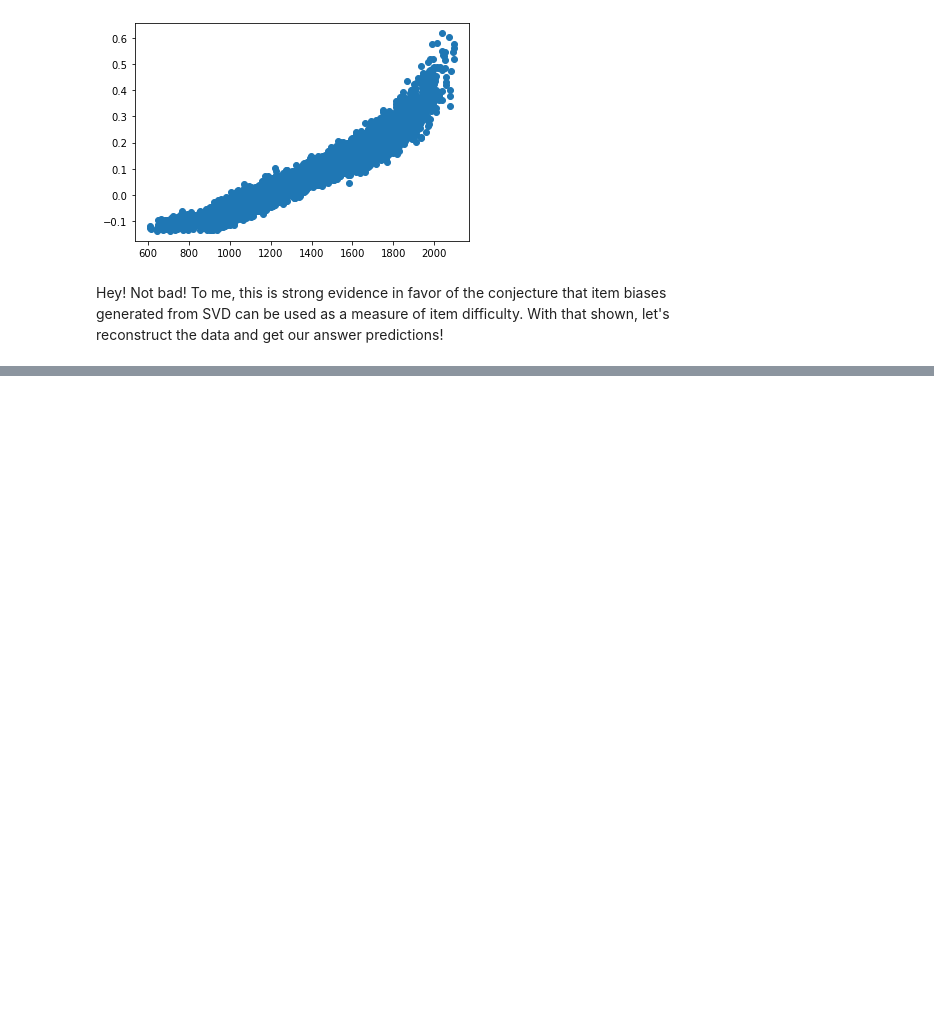
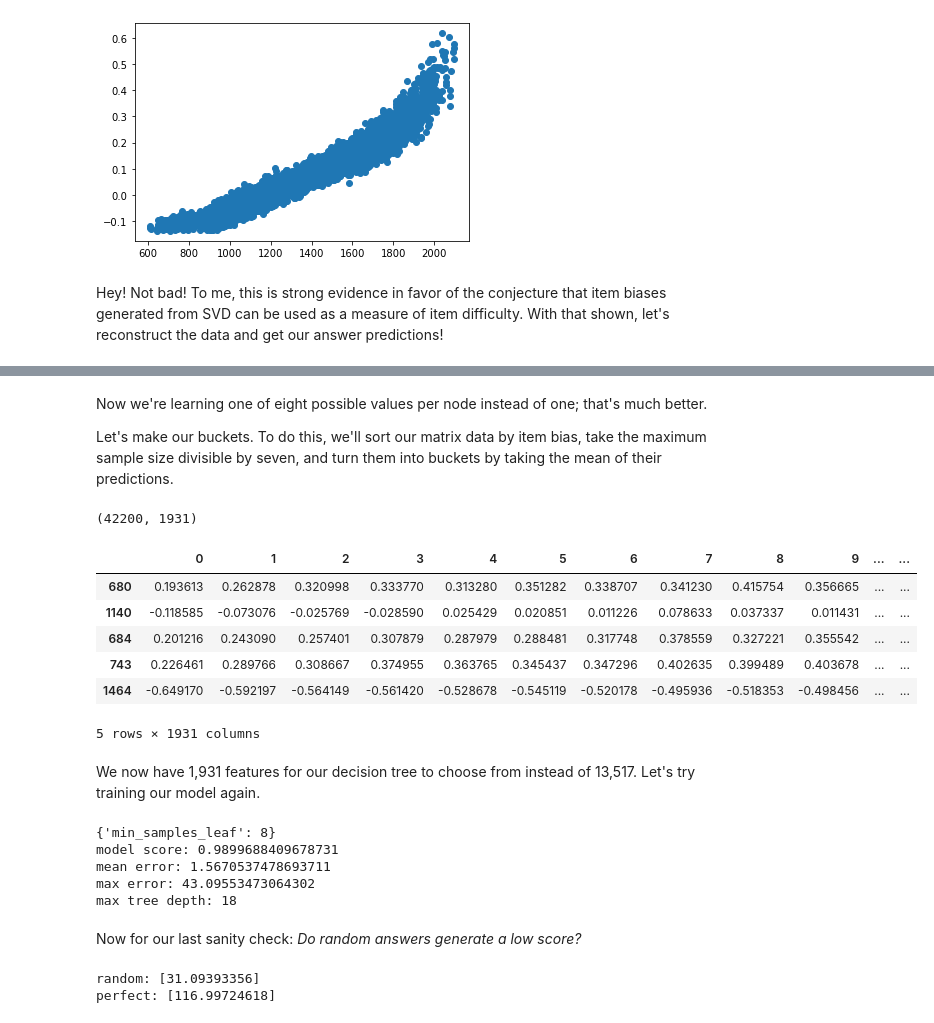
Before and after one commit to equinlan/english-test, a Jupyter notebook: Methodology.ipynb, the cells around one changed output, grey strips where cells are left out. Drawn from its saved outputs; the diff is of its cells as text; code cells hidden in the pictures; blank space fills up the shorter version.

```diff
--- a/Methodology.ipynb
+++ b/Methodology.ipynb
@@ -145,0 +344,7 @@ Anyway, let's construct it the right way now.
+# %%
+# Set bucket size
+bucket_size = 7
+
+# Calculate possible test inputs
+for i in range(0, bucket_size + 1):
+    print(f'{i} correct = {i / bucket_size}')
@@ -145,0 +360,53 @@ Anyway, let's construct it the right way now.
+# %% [markdown]
+Now we're learning one of eight possible values per node instead of one; that's much better.
+
+Let's make our buckets. To do this, we'll sort our matrix data by item bias, take the maximum sample size divisible by seven, and turn them into buckets by taking the mean of their predictions.
+# %%
+# Randomly choose which item ids to keep and sort by bias
+largest_sample_size = len(item_biases) - len(item_biases) % bucket_size
+kept_item_ids = item_biases.sample(largest_sample_size, random_state=random_state).sort_values().index
+
+# Split item ids into buckets
+buckets = np.split(kept_item_ids, int(len(kept_item_ids) / bucket_size))
+df_bucketed = pd.concat([df_md[bucket].mean(axis=1) for bucket in buckets], axis=1)
+print(df_bucketed.shape)
+df_bucketed.head()
+# %% [output]
+(42200, 1931)
+|  | 0 | 1 | 2 | 3 | 4 | 5 | 6 | 7 | 8 | 9 | ... | ... |
+| 680 | 0.193613 | 0.262878 | 0.320998 | 0.333770 | 0.313280 | 0.351282 | 0.338707 | 0.341230 | 0.415754 | 0.356665 | ... | ... |
+| 1140 | -0.118585 | -0.073076 | -0.025769 | -0.028590 | 0.025429 | 0.020851 | 0.011226 | 0.078633 | 0.037337 | 0.011431 | ... | ... |
+| 684 | 0.201216 | 0.243090 | 0.257401 | 0.307879 | 0.287979 | 0.288481 | 0.317748 | 0.378559 | 0.327221 | 0.355542 | ... | ... |
+| 743 | 0.226461 | 0.289766 | 0.308667 | 0.374955 | 0.363765 | 0.345437 | 0.347296 | 0.402635 | 0.399489 | 0.403678 | ... | ... |
+| 1464 | -0.649170 | -0.592197 | -0.564149 | -0.561420 | -0.528678 | -0.545119 | -0.520178 | -0.495936 | -0.518353 | -0.498456 | ... | ... |
+5 rows × 1931 columns
+# %% [markdown]
+We now have 1,931 features for our decision tree to choose from instead of 13,517. Let's try training our model again.
+# %%
+# Get training and testing data
+Xb = df_bucketed.clip(0.5)
+Xb_train, Xb_test, yb_train, yb_test = train_test_split(Xb, y)
+
+# Train model with grid search
+modelb = GridSearchCV(regressor, params).fit(Xb_train, yb_train)
+print(modelb.best_params_)
+report_metrics(modelb.best_estimator_, Xb_test, yb_test)
+# %% [output]
+{'min_samples_leaf': 8}
+model score: 0.9899688409678731
+mean error: 1.5670537478693711
+max error: 43.09553473064302
+max tree depth: 18
+# %% [markdown]
+Now for our last sanity check: _Do random answers generate a low score?_
+# %%
+# Simulate random right and wrong answers
+random_answers_b = np.random.uniform(size=Xb.shape[1])
+print(f'random: {modelb.predict([random_answers_b])}')
+
+# Simulate all correct answers
+perfect_answers_b = np.ones(Xb.shape[1])
+print(f'perfect: {modelb.predict([perfect_answers_b])}')
+# %% [output]
+random: [31.09393356]
+perfect: [116.99724618]
```
Also changed, not shown: parts of 20 cells of this notebook, 2 other files.
